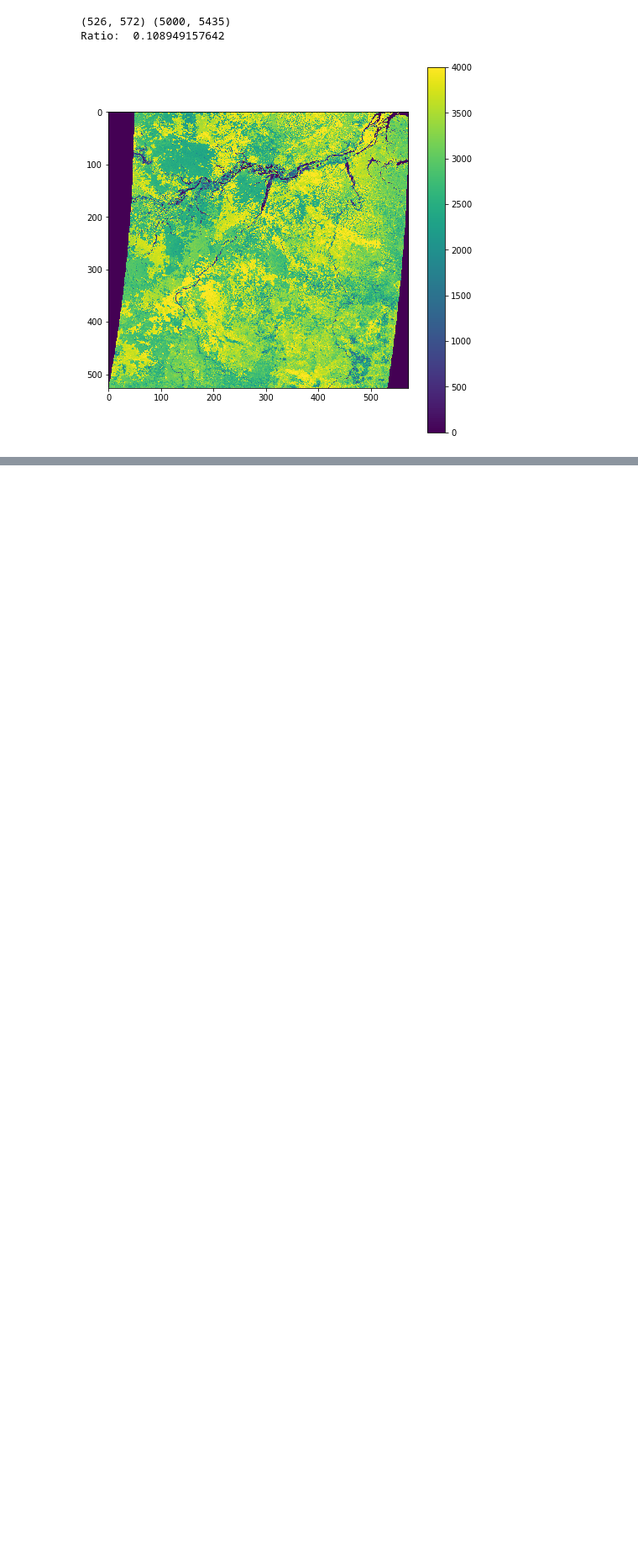
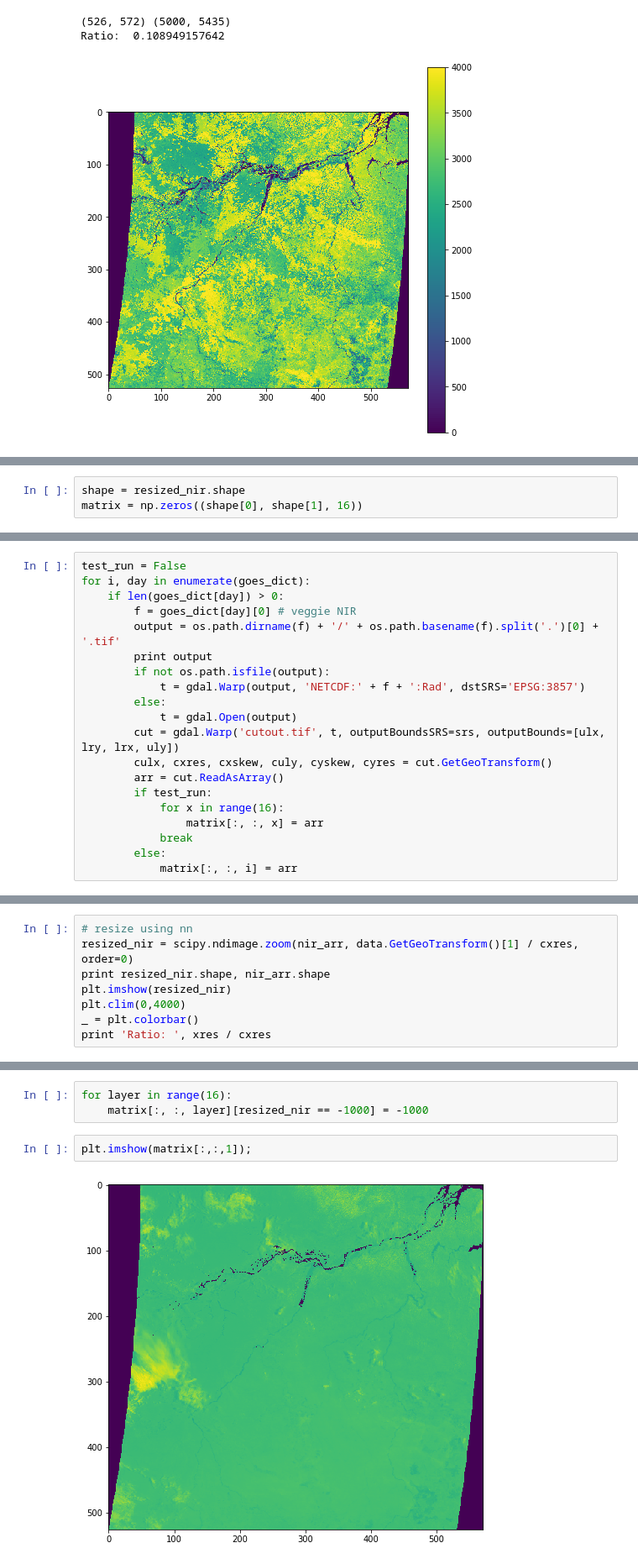
Before and after one commit to Sciguymjm/super-resolution, a Jupyter notebook: data/goes-composite.ipynb, the cells around one changed output, grey strips where cells are left out. Shown at 84% size. Saved outputs shown, nothing was run; the diff lists cells and outputs as text; blank space fills up the shorter version.

```diff
--- a/data/goes-composite.ipynb
+++ b/data/goes-composite.ipynb
@@ -248,0 +281,3 @@ for i, f in enumerate(veggies):
+# %%
+shape = resized_nir.shape
+matrix = np.zeros((shape[0], shape[1], 16))
@@ -248,0 +296,20 @@ for i, f in enumerate(veggies):
+# %%
+test_run = False
+for i, day in enumerate(goes_dict):
+    if len(goes_dict[day]) > 0:
+        f = goes_dict[day][0] # veggie NIR
+        output = os.path.dirname(f) + '/' + os.path.basename(f).split('.')[0] + '.tif'
+        print output
+        if not os.path.isfile(output):
+            t = gdal.Warp(output, 'NETCDF:' + f + ':Rad', dstSRS='EPSG:3857')
+        else:
+            t = gdal.Open(output)
+        cut = gdal.Warp('cutout.tif', t, outputBoundsSRS=srs, outputBounds=[ulx, lry, lrx, uly])
+        culx, cxres, cxskew, culy, cyskew, cyres = cut.GetGeoTransform()
+        arr = cut.ReadAsArray()
+        if test_run:
+            for x in range(16):
+                matrix[:, :, x] = arr
+            break
+        else:
+            matrix[:, :, i] = arr
@@ -248,0 +333,8 @@ for i, f in enumerate(veggies):
+# %%
+# resize using nn
+resized_nir = scipy.ndimage.zoom(nir_arr, data.GetGeoTransform()[1] / cxres, order=0)
+print resized_nir.shape, nir_arr.shape
+plt.imshow(resized_nir)
+plt.clim(0,4000)
+_ = plt.colorbar()
+print 'Ratio: ', xres / cxres
@@ -248,0 +345,7 @@ for i, f in enumerate(veggies):
+# %%
+for layer in range(16):
+    matrix[:, :, layer][resized_nir == -1000] = -1000
+# %%
+plt.imshow(matrix[:,:,1]);
+# %% [output]
+[figure, added]
```
Also changed, not shown: parts of 15 cells of this notebook.
